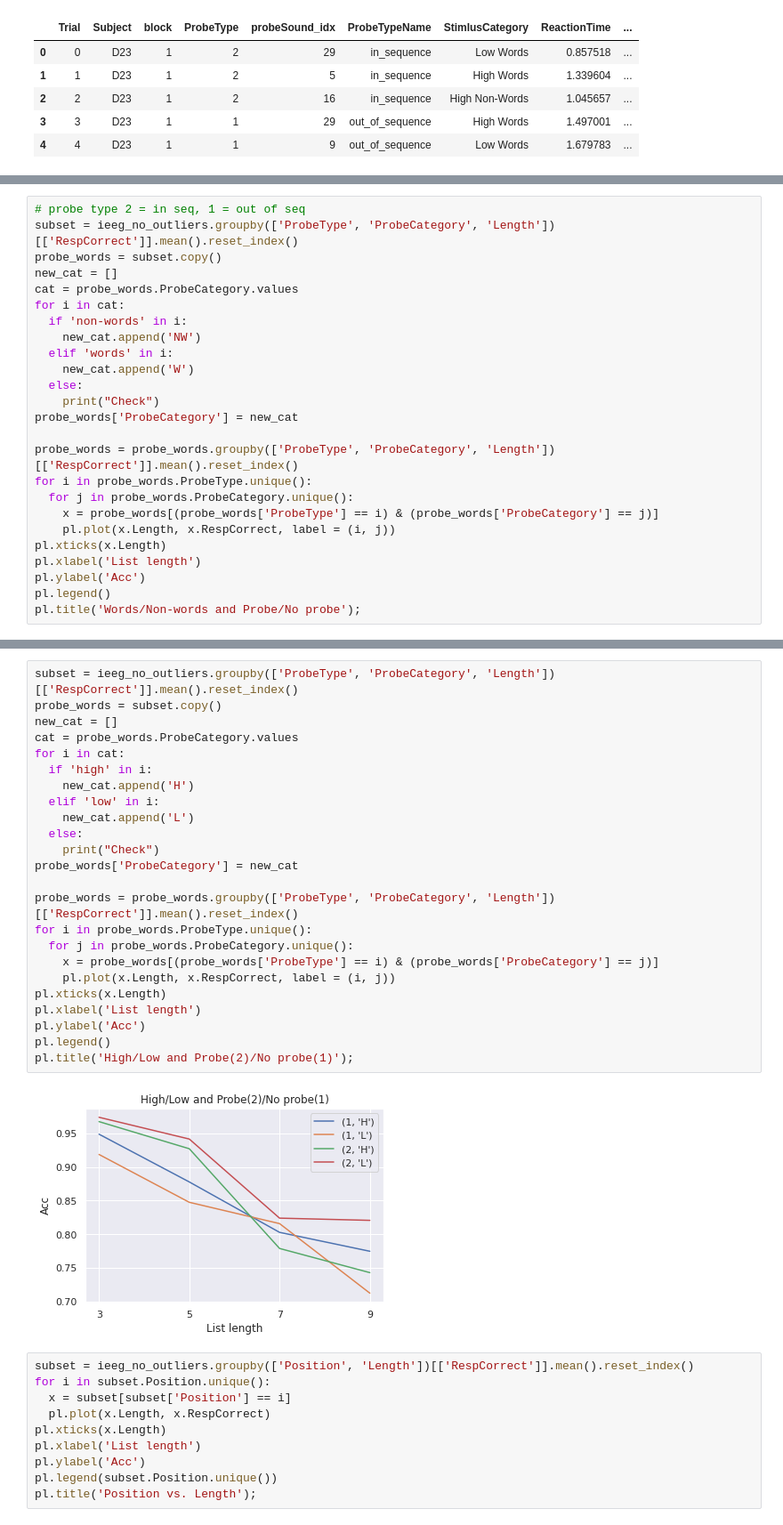
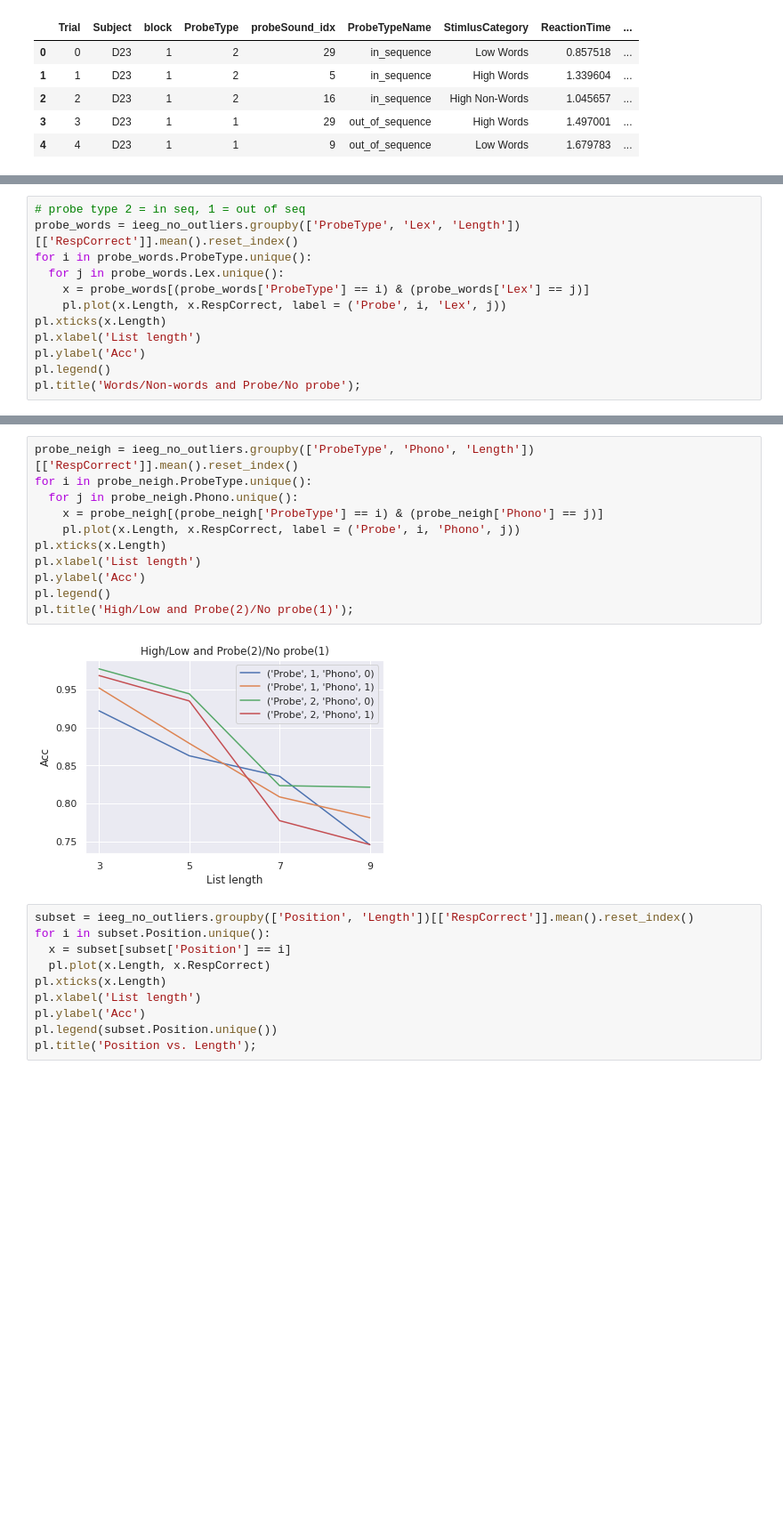
Before and after one commit to cristinarainich/Sternberg_analysis, a Jupyter notebook: iEEG_dataset.ipynb, the cells around one changed output, grey strips where cells are left out. Shown at 89% size. Drawn from its saved outputs; the diff is of its cells as text; blank space fills up the shorter version.

```diff
--- a/iEEG_dataset.ipynb
+++ b/iEEG_dataset.ipynb
@@ -464,23 +599,10 @@ pl.title('Acc across conditions and line length only In seq');
 # %%
 # probe type 2 = in seq, 1 = out of seq
-subset = ieeg_no_outliers.groupby(['ProbeType', 'ProbeCategory', 'Length'])[['RespCorrect']].mean().reset_index()
-probe_words = subset.copy()
-new_cat = []
-cat = probe_words.ProbeCategory.values
-for i in cat:
-  if 'non-words' in i:
-    new_cat.append('NW')
-  elif 'words' in i:
-    new_cat.append('W')
-  else:
-    print("Check")
-probe_words['ProbeCategory'] = new_cat
-
-probe_words = probe_words.groupby(['ProbeType', 'ProbeCategory', 'Length'])[['RespCorrect']].mean().reset_index()
+probe_words = ieeg_no_outliers.groupby(['ProbeType', 'Lex', 'Length'])[['RespCorrect']].mean().reset_index()
 for i in probe_words.ProbeType.unique():
-  for j in probe_words.ProbeCategory.unique():
-    x = probe_words[(probe_words['ProbeType'] == i) & (probe_words['ProbeCategory'] == j)]
-    pl.plot(x.Length, x.RespCorrect, label = (i, j))
+  for j in probe_words.Lex.unique():
+    x = probe_words[(probe_words['ProbeType'] == i) & (probe_words['Lex'] == j)]
+    pl.plot(x.Length, x.RespCorrect, label = ('Probe', i, 'Lex', j))
 pl.xticks(x.Length)
 pl.xlabel('List length')
 pl.ylabel('Acc')
@@ -491,29 +613,16 @@ pl.title('Words/Non-words and Probe/No probe');
 # %%
-subset = ieeg_no_outliers.groupby(['ProbeType', 'ProbeCategory', 'Length'])[['RespCorrect']].mean().reset_index()
-probe_words = subset.copy()
-new_cat = []
-cat = probe_words.ProbeCategory.values
-for i in cat:
-  if 'high' in i:
-    new_cat.append('H')
-  elif 'low' in i:
-    new_cat.append('L')
-  else:
-    print("Check")
-probe_words['ProbeCategory'] = new_cat
-
-probe_words = probe_words.groupby(['ProbeType', 'ProbeCategory', 'Length'])[['RespCorrect']].mean().reset_index()
-for i in probe_words.ProbeType.unique():
-  for j in probe_words.ProbeCategory.unique():
-    x = probe_words[(probe_words['ProbeType'] == i) & (probe_words['ProbeCategory'] == j)]
-    pl.plot(x.Length, x.RespCorrect, label = (i, j))
+probe_neigh = ieeg_no_outliers.groupby(['ProbeType', 'Phono', 'Length'])[['RespCorrect']].mean().reset_index()
+for i in probe_neigh.ProbeType.unique():
+  for j in probe_neigh.Phono.unique():
+    x = probe_neigh[(probe_neigh['ProbeType'] == i) & (probe_neigh['Phono'] == j)]
+    pl.plot(x.Length, x.RespCorrect, label = ('Probe', i, 'Phono', j))
 pl.xticks(x.Length)
 pl.xlabel('List length')
 pl.ylabel('Acc')
 pl.legend()
 pl.title('High/Low and Probe(2)/No probe(1)');
 # %% [output]
-[figure, old version]
+[figure, new version]
 # %%
 subset = ieeg_no_outliers.groupby(['Position', 'Length'])[['RespCorrect']].mean().reset_index()
 for i in subset.Position.unique():
```
Also changed, not shown: parts of 103 cells of this notebook.
